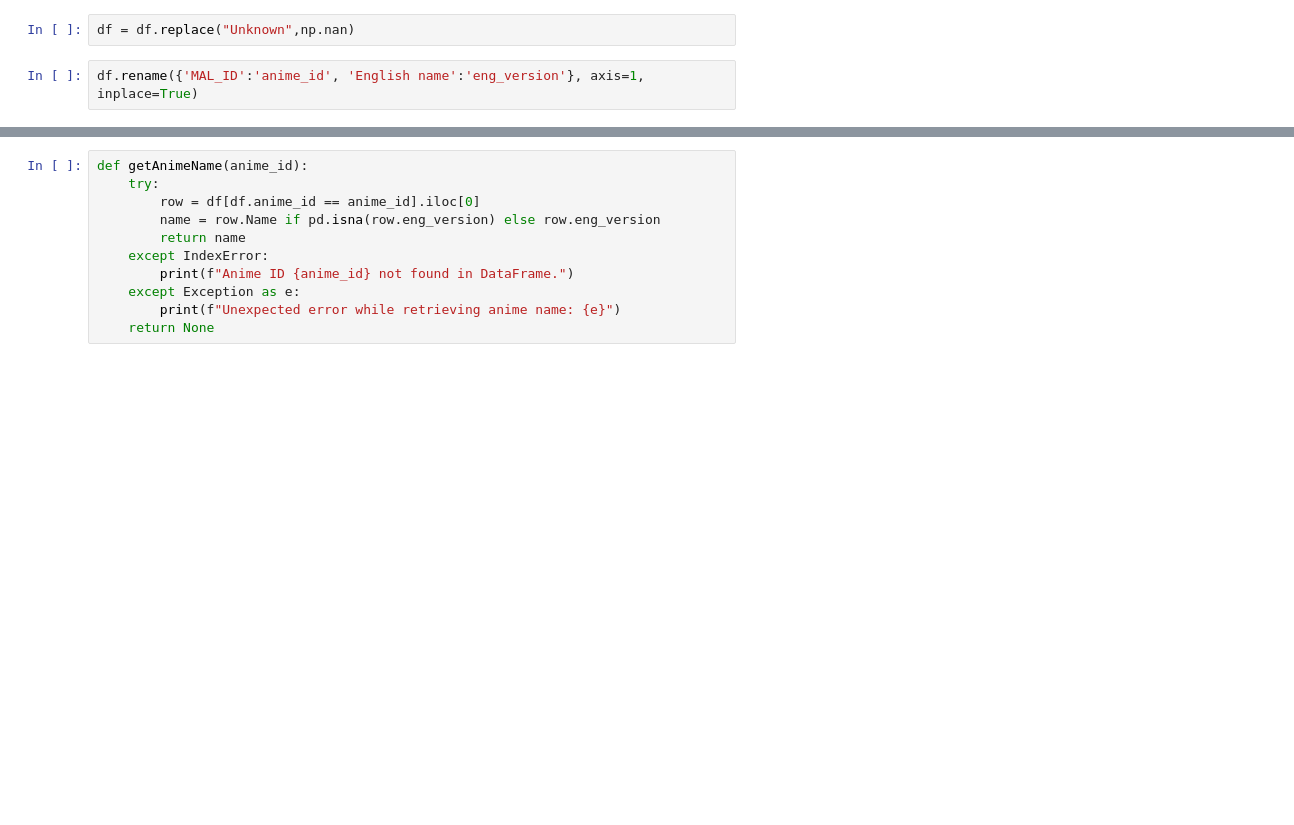
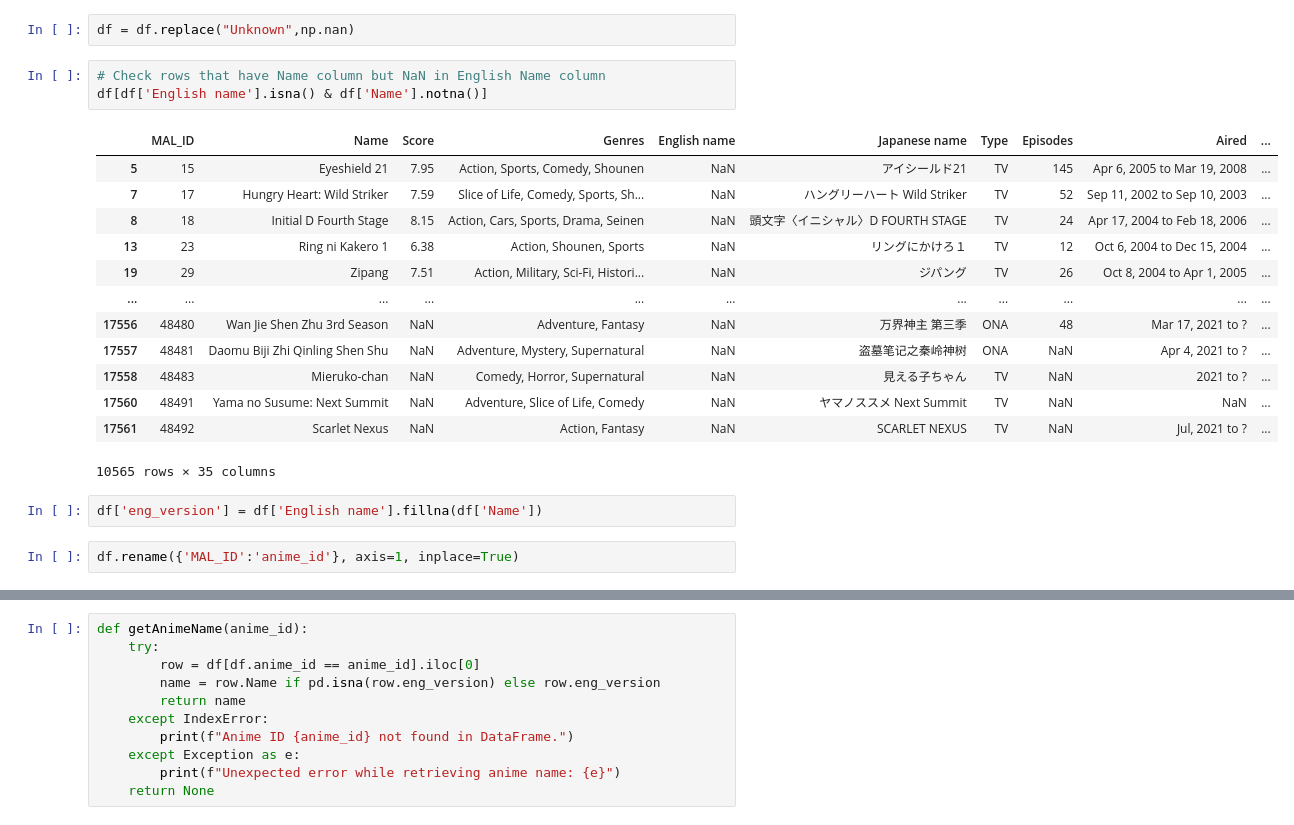
Before and after one commit to vikramjitbora/Anime-RecSys, a Jupyter notebook: notebooks/Recsys.ipynb, the cells around one changed output, grey strips where cells are left out. Cells and saved outputs as stored; diff of their text form; blank space fills up the shorter version.

```diff
--- a/notebooks/Recsys.ipynb
+++ b/notebooks/Recsys.ipynb
@@ -413,8 +411,27 @@ df.head(2)
 2 rows × 35 columns
 # %%
 df = df.replace("Unknown",np.nan)
+# %%
+# Check rows that have Name column but NaN in English Name column
+df[df['English name'].isna() & df['Name'].notna()]
+# %% [output]
+|  | MAL_ID | Name | Score | Genres | English name | Japanese name | Type | Episodes | Aired | ... |
+| 5 | 15 | Eyeshield 21 | 7.95 | Action, Sports, Comedy, Shounen | NaN | アイシールド21 | TV | 145 | Apr 6, 2005 to Mar 19, 2008 | ... |
+| 7 | 17 | Hungry Heart: Wild Striker | 7.59 | Slice of Life, Comedy, Sports, Sh... | NaN | ハングリーハート Wild Striker | TV | 52 | Sep 11, 2002 to Sep 10, 2003 | ... |
+| 8 | 18 | Initial D Fourth Stage | 8.15 | Action, Cars, Sports, Drama, Seinen | NaN | 頭文字〈イニシャル〉D FOURTH STAGE | TV | 24 | Apr 17, 2004 to Feb 18, 2006 | ... |
+| 13 | 23 | Ring ni Kakero 1 | 6.38 | Action, Shounen, Sports | NaN | リングにかけろ１ | TV | 12 | Oct 6, 2004 to Dec 15, 2004 | ... |
+| 19 | 29 | Zipang | 7.51 | Action, Military, Sci-Fi, Histori... | NaN | ジパング | TV | 26 | Oct 8, 2004 to Apr 1, 2005 | ... |
+| ... | ... | ... | ... | ... | ... | ... | ... | ... | ... | ... |
+| 17556 | 48480 | Wan Jie Shen Zhu 3rd Season | NaN | Adventure, Fantasy | NaN | 万界神主 第三季 | ONA | 48 | Mar 17, 2021 to ? | ... |
+| 17557 | 48481 | Daomu Biji Zhi Qinling Shen Shu | NaN | Adventure, Mystery, Supernatural | NaN | 盗墓笔记之秦岭神树 | ONA | NaN | Apr 4, 2021 to ? | ... |
+| 17558 | 48483 | Mieruko-chan | NaN | Comedy, Horror, Supernatural | NaN | 見える子ちゃん | TV | NaN | 2021 to ? | ... |
+| 17560 | 48491 | Yama no Susume: Next Summit | NaN | Adventure, Slice of Life, Comedy | NaN | ヤマノススメ Next Summit | TV | NaN | NaN | ... |
+| 17561 | 48492 | Scarlet Nexus | NaN | Action, Fantasy | NaN | SCARLET NEXUS | TV | NaN | Jul, 2021 to ? | ... |
+10565 rows × 35 columns
+# %%
+df['eng_version'] = df['English name'].fillna(df['Name'])
 # %%
-df.rename({'MAL_ID':'anime_id', 'English name':'eng_version'}, axis=1, inplace=True)
+df.rename({'MAL_ID':'anime_id'}, axis=1, inplace=True)
 # %%
 df.columns
 # %% [output]
```
Also changed, not shown: parts of 18 cells of this notebook.
